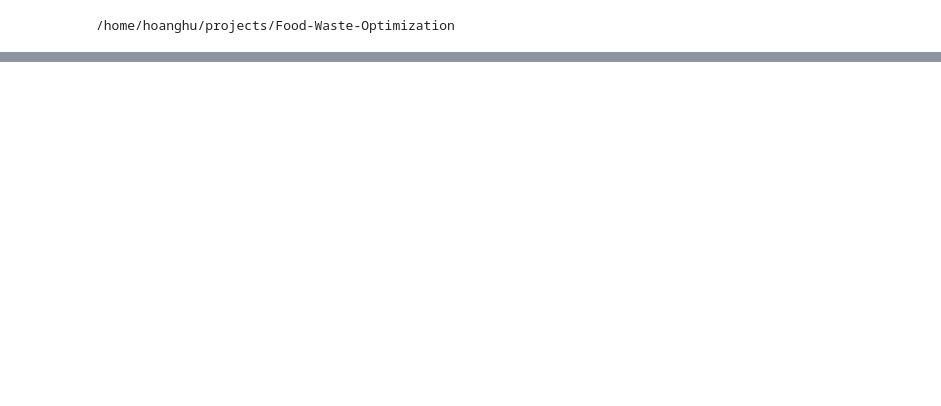
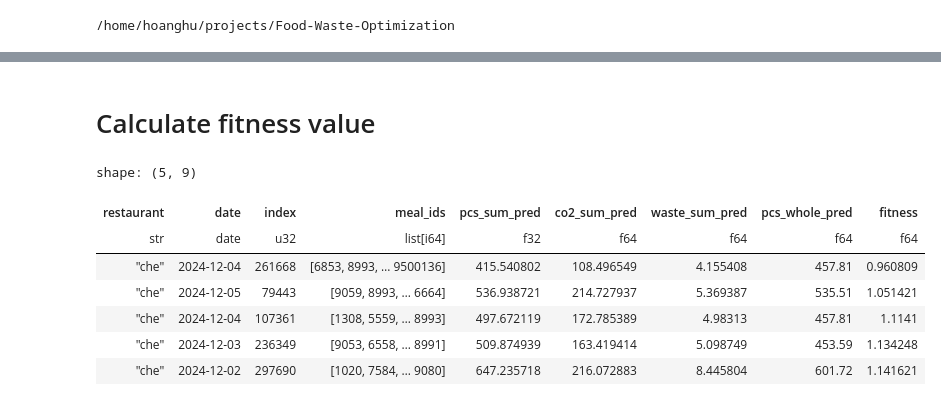
Before and after one commit to Food-Waste-Optimization/Food-Waste-Optimization, a Jupyter notebook: notebooks/phase_4/3_recommend_menus/3_recommend_menus.ipynb, the cells around one changed output, grey strips where cells are left out. Saved outputs shown, nothing was run; the diff lists cells and outputs as text; code cells hidden in the pictures; blank space fills up the shorter version.

Commit message:
Finish code recommending week-level menus

```diff
--- a/notebooks/phase_4/3_recommend_menus/3_recommend_menus.ipynb
+++ b/notebooks/phase_4/3_recommend_menus/3_recommend_menus.ipynb
@@ -292,0 +280,14 @@ only showing top 20 rows
+# %%
+meals_pred_info = (
+    menus_week
+    .join(weekday2date, on='weekday', how='left')
+    .filter(pl.col('meal_id') != pl.lit(-1))
+    .select(
+        'index',
+        'meal_id',
+        pl.col('date').dt.date(),
+        pl.lit(restaurant).alias('restaurant')
+    )
+)
+
+meals_pred_info.head()
@@ -292,0 +336,41 @@ only showing top 20 rows
+# %% [markdown]
+# Calculate fitness value
+# %%
+THETA_CO2 = 0.5
+THETA_WASTE = 0.04
+ALPHA_PCS = 2
+ALPHA_CO2 = 1
+ALPHA_WASTE = 1
+# %%
+menus_fitness = (
+    meals_pred_info
+    .with_columns(
+        (pl.col('pcs_pred') * pl.col('co2')).alias('co2_total_pred'),
+        (pl.col('pcs_pred') * pl.col('waste')).alias('waste_total_pred'),
+    )
+    .group_by(['restaurant', 'date', 'index']).agg(
+        pl.col('meal_id').alias('meal_ids'),
+        pl.col('pcs_pred').sum().alias('pcs_sum_pred'),
+        pl.col('co2_total_pred').sum().alias('co2_sum_pred'),
+        pl.col('waste_total_pred').sum().alias('waste_sum_pred')
+    )
+    .join(dim_pcs_whole, on=['date', 'restaurant'], how='left').rename({'pcs': 'pcs_whole_pred'})
+    .with_columns(
+        (
+            ALPHA_PCS * (pl.col('pcs_sum_pred') / (pl.col('pcs_whole_pred') + 1) - 1).abs()
+            + ALPHA_CO2 * (pl.col('co2_sum_pred') / pl.col('pcs_sum_pred')) / THETA_CO2
+            + ALPHA_WASTE * (pl.col('waste_sum_pred') / pl.col('pcs_sum_pred')) / THETA_WASTE
+        ).alias('fitness')
+    )
+)
+
+menus_fitness.sort('fitness').head()
+# %% [output]
+shape: (5, 9)
+| restaurant | date | index | meal_ids | pcs_sum_pred | co2_sum_pred | waste_sum_pred | pcs_whole_pred | fitness |
+| str | date | u32 | list[i64] | f32 | f64 | f64 | f64 | f64 |
+| "che" | 2024-12-04 | 261668 | [6853, 8993, … 9500136] | 415.540802 | 108.496549 | 4.155408 | 457.81 | 0.960809 |
+| "che" | 2024-12-05 | 79443 | [9059, 8993, … 6664] | 536.938721 | 214.727937 | 5.369387 | 535.51 | 1.051421 |
+| "che" | 2024-12-04 | 107361 | [1308, 5559, … 8993] | 497.672119 | 172.785389 | 4.98313 | 457.81 | 1.1141 |
+| "che" | 2024-12-03 | 236349 | [9053, 6558, … 8991] | 509.874939 | 163.419414 | 5.098749 | 453.59 | 1.134248 |
+| "che" | 2024-12-02 | 297690 | [1020, 7584, … 9080] | 647.235718 | 216.072883 | 8.445804 | 601.72 | 1.141621 |
```
Also changed, not shown: parts of 51 cells of this notebook.
